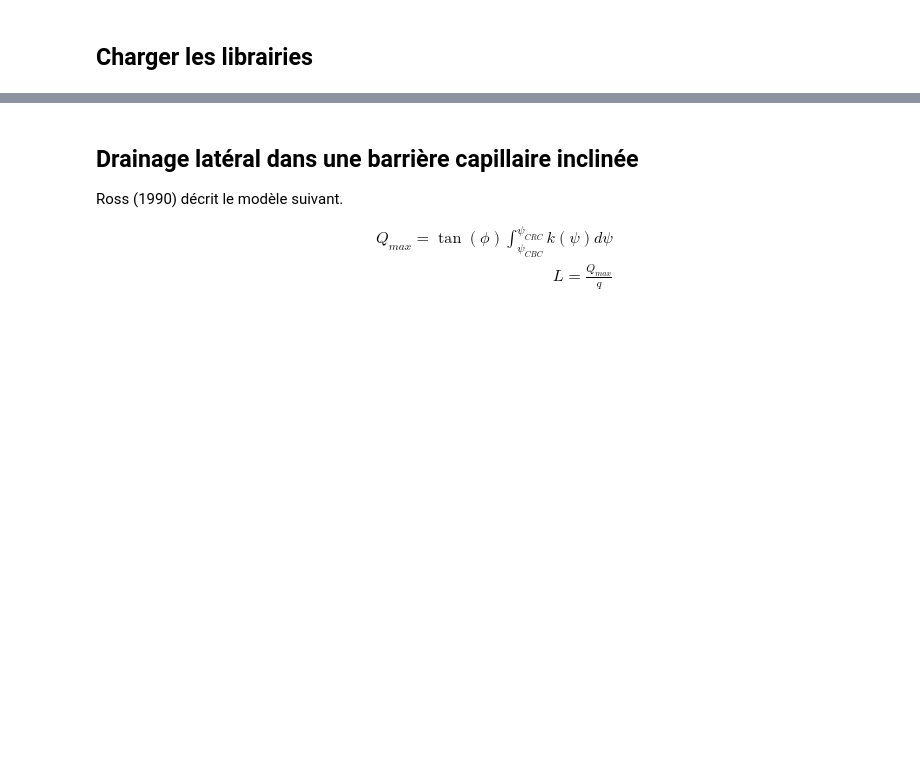
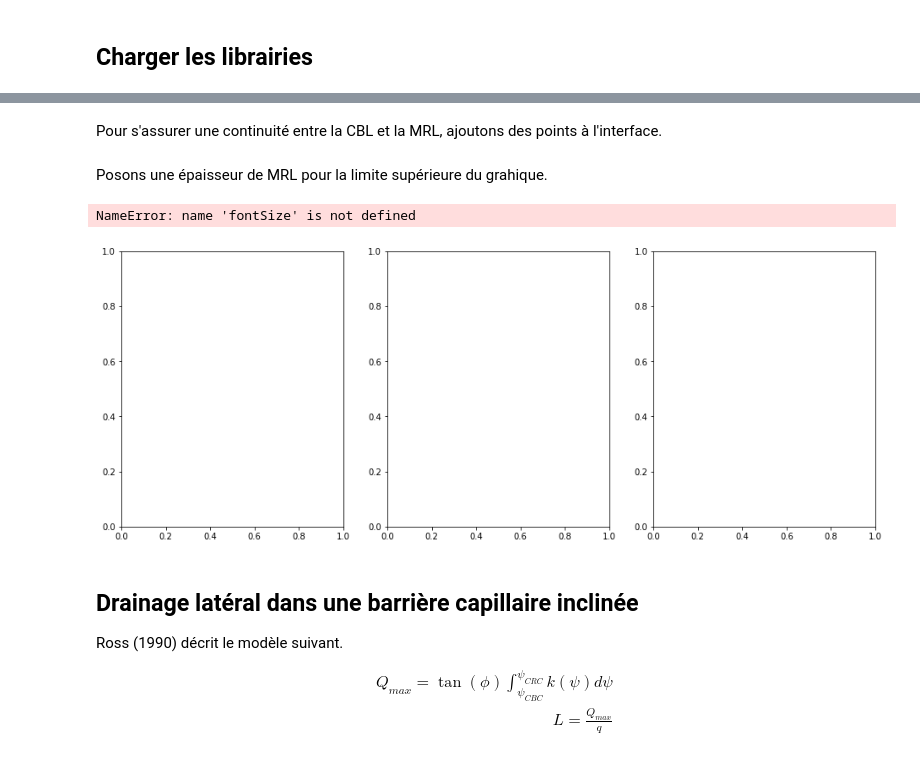
Before and after one commit to essicolo/GCI733-A2015, a Jupyter notebook: barriere-capillaire.ipynb, the cells around one changed output, grey strips where cells are left out. Saved outputs shown, nothing was run; the diff lists cells and outputs as text; code cells hidden in the pictures; blank space fills up the shorter version.

```diff
--- a/barriere-capillaire.ipynb
+++ b/barriere-capillaire.ipynb
@@ -296,0 +216,8 @@ axes[2].plot([0, 0.5], [1e-3, 0.5], linestyle = "--", color = "#aaaaaa")
+# %%
+cbl_kisch_VG = vanGenuchten(thR=cbl_thR, thS=cbl_thS, aVG=cbl_aVG, nVG=cbl_nVG,
+                  mVG=cbl_mVG, ksat=cbl_ksat, psi=cbl_kisch.psi, lVG=cbl_lVG)
+cbl_kisch_VG['z'] = cbl_kisch.z
+mrl_kisch_VG = vanGenuchten(thR=mrl_thR, thS=mrl_thS, aVG=mrl_aVG, nVG=mrl_nVG,
+                  mVG=mrl_mVG, ksat=mrl_ksat, psi=mrl_kisch.psi, lVG=mrl_lVG)
+mrl_kisch_VG['z'] = mrl_kisch.z
+mrl_kisch_VG.head()
@@ -297,3 +231,42 @@ axes[2].plot([0, 0.5], [1e-3, 0.5], linestyle = "--", color = "#aaaaaa")
+# %% [markdown]
+Pour s'assurer une continuité entre la CBL et la MRL, ajoutons des points à l'interface.
+# %%
+interface_VG = pd.DataFrame({'k':cbl_kisch_VG.k.min(),
+                            'psi': cbl_kisch_VG.psi.max(),
+                            'theta': cbl_kisch_VG.theta.min(),
+                            'z': cbl_thickness},
+                           index=['interface'])
+# %%
+kisch_VG = pd.concat([cbl_kisch_VG, interface_VG, mrl_kisch_VG]).dropna(axis=0)
+# %% [markdown]
+Posons une épaisseur de MRL pour la limite supérieure du grahique.
+# %%
+mrl_thickness = 0.8
+kisch_VG = kisch_VG.loc[kisch_VG.z <= (cbl_thickness + mrl_thickness), :]
+# %%
+fig2, axes = plt.subplots(nrows=1, ncols=3, figsize=(16,6))
+
+# Suction profile
+axes[0].set_xlabel(r'$\psi (kPa)$', fontsize = fontSize)
+axes[0].set_ylabel(r'$Elevation (m)$', fontsize = fontSize)
+axes[0].axhline(cbl_thickness, linestyle=':')
+axes[0].plot(kisch_VG.psi * 9.807, kisch_VG.z, linestyle='-')
+
+# WC profile
+axes[1].set_xlabel(r'$\theta (kPa)$', fontsize = fontSize)
+axes[1].yaxis.set_visible(False)
+axes[1].axhline(cbl_thickness, ls=':')
+axes[1].plot(kisch_VG.theta, kisch_VG.z, linestyle='-')
+
+# k profile
+axes[2].set_xlabel(r'$k (m/s)$', fontsize = fontSize)
+axes[2].yaxis.set_visible(False)
+axes[2].set_xscale('log')
+axes[2].axhline(cbl_thickness, linestyle=':')
+axes[2].plot(kisch_VG.k, kisch_VG.z, linestyle='-')
+# %% [output]
+NameError: name 'fontSize' is not defined
+[figure, added]
 # %% [markdown]
 ## Drainage latéral dans une barrière capillaire inclinée
 
```
Also changed, not shown: parts of 50 cells of this notebook.
